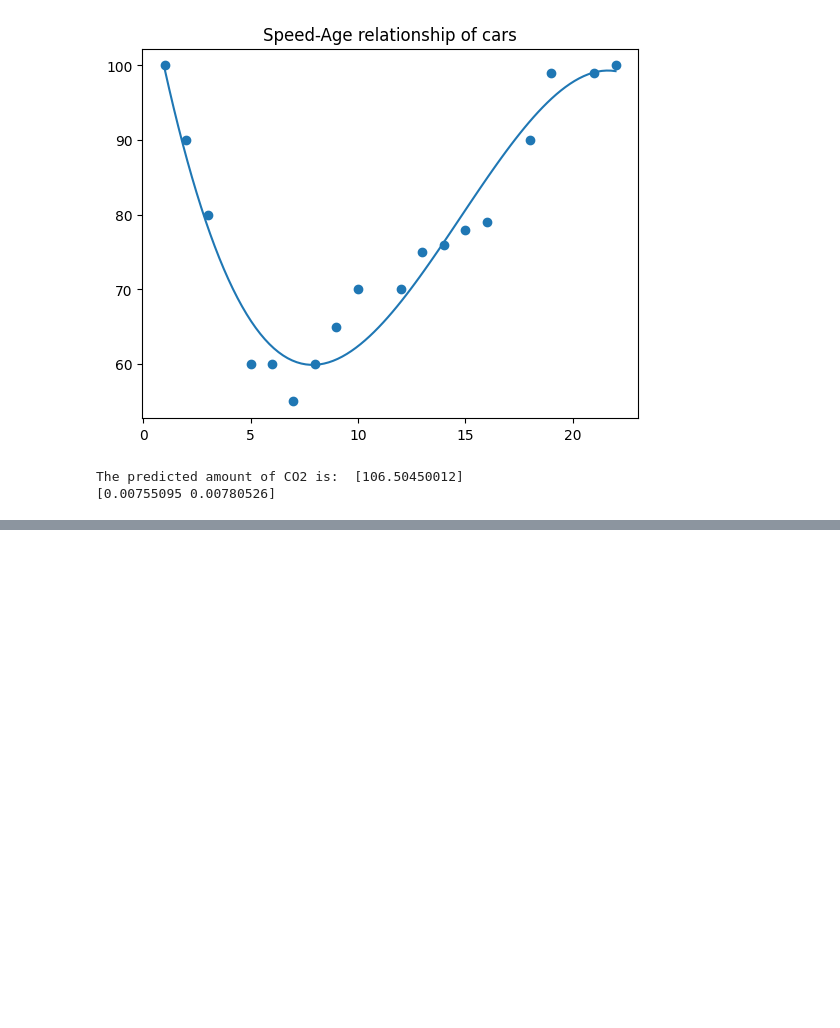
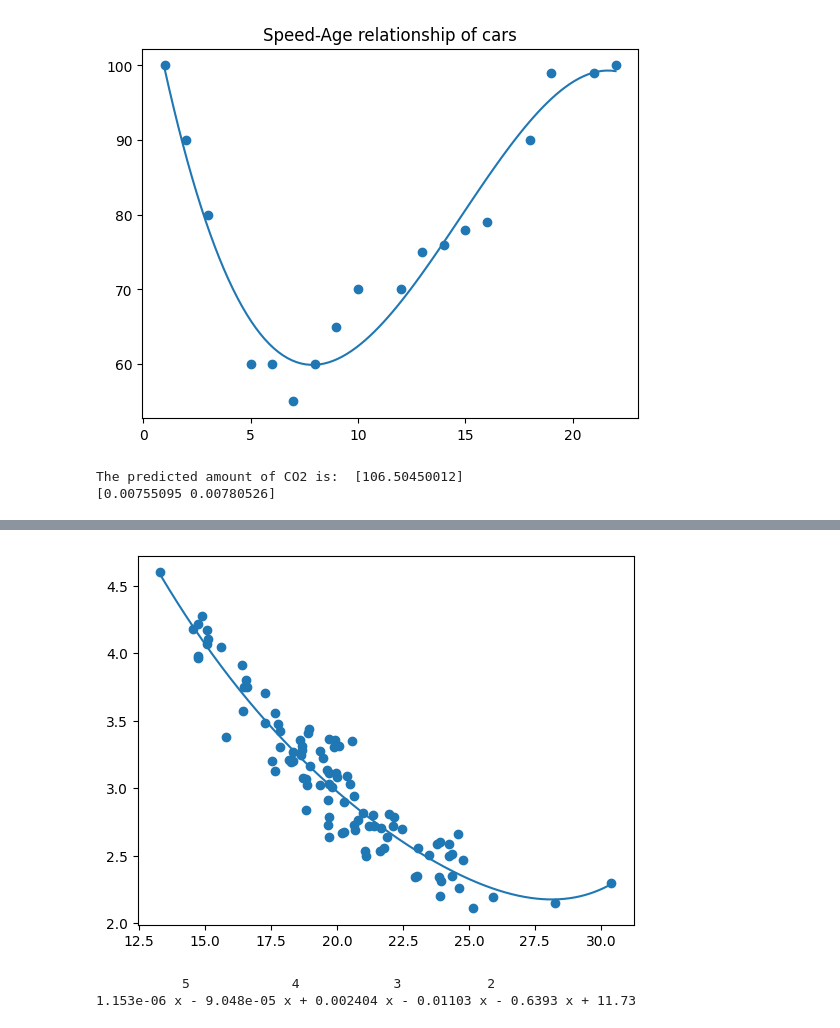
Before and after one commit to manusharansah/Python, a Jupyter notebook: Machine Learning/tutorial.ipynb, the cells around one changed output, grey strips where cells are left out. Cells and saved outputs as stored; diff of their text form; code cells hidden in the pictures; blank space fills up the shorter version.

```diff
--- a/Machine Learning/tutorial.ipynb
+++ b/Machine Learning/tutorial.ipynb
@@ -268,0 +305,11 @@ The predicted amount of CO2 is:  [106.50450012]
+# %%
+model = np.poly1d(np.polyfit(x,y,5))
+curve_X = np.linspace(min(x),max(x),564)
+plt.scatter(x,y)
+plt.plot(curve_X,model(curve_X))
+plt.show()
+print(model)
+# %% [output]
+[figure, added]
+           5             4            3           2
+1.153e-06 x - 9.048e-05 x + 0.002404 x - 0.01103 x - 0.6393 x + 11.73
```
Also changed, not shown: parts of 49 cells of this notebook, 5 other files.
